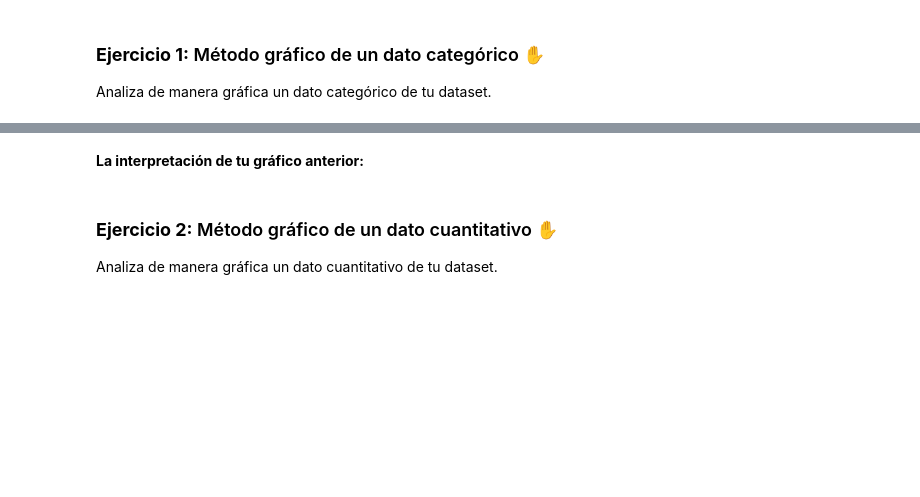
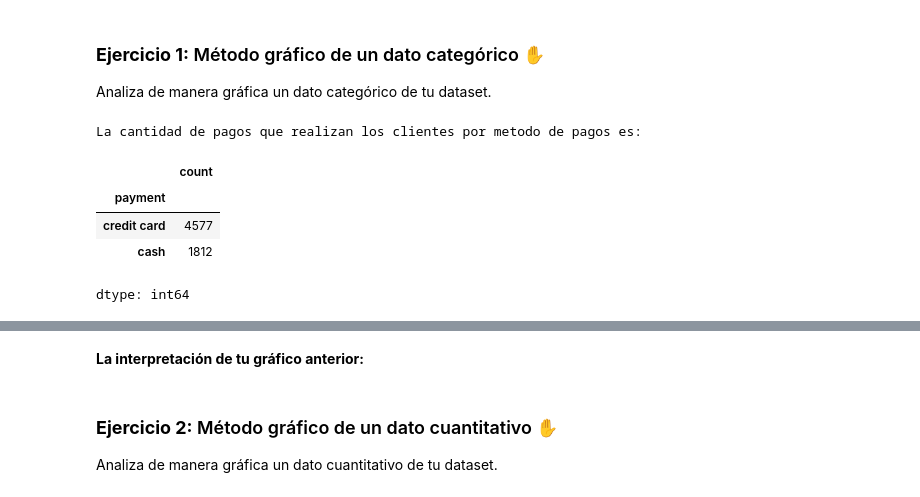
Before and after one commit to mpintoponce/python_utec, a Jupyter notebook: Modulo03:Visualizacion_de_Datos/Python_Tarea_2.ipynb, the cells around one changed output, grey strips where cells are left out. Drawn from its saved outputs; the diff is of its cells as text; code cells hidden in the pictures; blank space fills up the shorter version.

```diff
--- a/Modulo03:Visualizacion_de_Datos/Python_Tarea_2.ipynb
+++ b/Modulo03:Visualizacion_de_Datos/Python_Tarea_2.ipynb
@@ -61,0 +78,11 @@ Analiza de manera gráfica un dato categórico de tu dataset.
+# %%
+#Tu código aquí
+print('La cantidad de pagos que realizan los clientes por metodo de pagos es:')
+df.payment.value_counts()
+# %% [output]
+La cantidad de pagos que realizan los clientes por metodo de pagos es:
+|  | count |
+| payment |  |
+| credit card | 4577 |
+| cash | 1812 |
+dtype: int64
```
Also changed, not shown: parts of 5 cells of this notebook.
